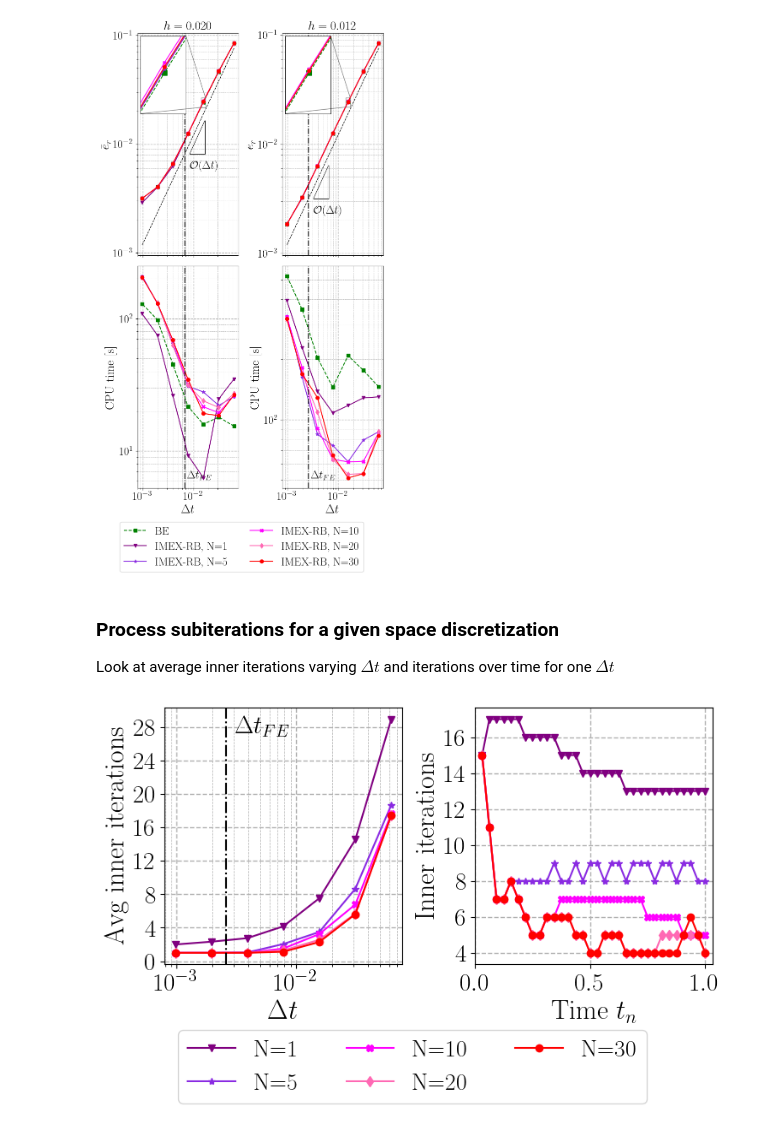
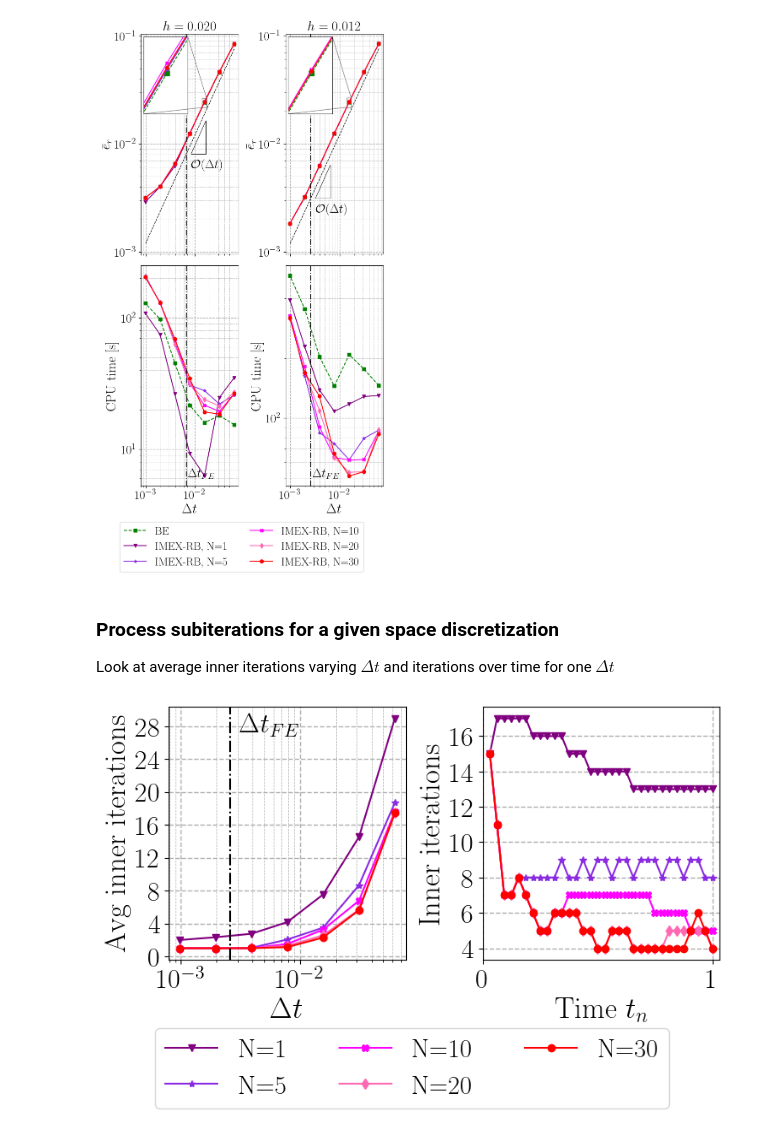
Before and after one commit to Fra-Sala/IMEX-RB, a Jupyter notebook: postprocessing/AdvDiff/NvsNt.ipynb, the cells around one changed output. Saved outputs shown, nothing was run; the diff lists cells and outputs as text; code cells hidden in the pictures.

```diff
--- a/postprocessing/AdvDiff/NvsNt.ipynb
+++ b/postprocessing/AdvDiff/NvsNt.ipynb
@@ -45,8 +44,8 @@ all_colors = [
     "teal",
     "orange",
 ]
-larger_fontsize = 21
-smaller_fontsize = 19
+larger_fontsize = 23 #21
+smaller_fontsize = 21 #19
 
 results = np.load(results_path, allow_pickle=True)
 Nx_values = results["Nx_values"]           # array of grid sizes
@@ -174,14 +173,14 @@ for col, Nh in enumerate(Nx_values):
 handles, labels = axs[0, 0].get_legend_handles_labels()
 fig.legend(handles, labels, loc="lower center",
            bbox_to_anchor=(0.5, -0.11),
-           ncol=2, fontsize=smaller_fontsize)
+           ncol=2, fontsize=smaller_fontsize-2)
 plt.tight_layout()
 plt.savefig(
     os.path.join("plots", f"{problem_name}_convergence_times_N.pdf"),
     bbox_inches="tight",
 )
 # %% [output]
-[figure, old version]
+[figure, new version]
 # %% [markdown]
 ### Process subiterations for a given space discretization
 Look at average inner iterations varying $\Delta t$ and iterations over time
@@ -203,8 +202,8 @@ for i, _Nt in enumerate(Nts):
 masked_subiters = np.ma.masked_array(subiters, mask=~mask)
 # %%
 fig, axs = plt.subplots(1, 2, figsize=(7.5, 4))
-smaller_fontsize = 21
-larger_fontsize = 23
+smaller_fontsize = 23 #21
+larger_fontsize = 25 # 23
 # Left subplot: average inner iterations
 ax = axs[0]
 for i, (m, c) in enumerate(zip(all_markers, all_colors)):
@@ -232,32 +231,32 @@ ax = axs[1]
 Nt_idx = 1
 tvec = np.linspace(0, 1, Nts[Nt_idx] + 1)[1:]
 for i, (m, c) in enumerate(zip(all_markers, all_colors)):
     ax.plot(
         tvec,
         subiters[Nt_idx, i, :Nts[Nt_idx]] + 1,
         f'-{m}',  # use the same marker as in the left plot
         markersize=6,
         color=c,
         label=f"N={Ns[i]}"
     )
 ax.grid(which='major', linestyle='--', linewidth=1)
 ax.set_xlim([0, 1 + 1 / Nts[Nt_idx]])
 ax.yaxis.set_major_locator(MaxNLocator(integer=True))
 ax.tick_params(axis='both', which='major', labelsize=smaller_fontsize)
 ax.set_xlabel(r"Time $t_n$", fontsize=larger_fontsize)
 ax.set_ylabel("Inner iterations", fontsize=larger_fontsize)
 
 # external legend on the right, one column (using legend from the left subplot)
 handles, labels = axs[0].get_legend_handles_labels()
 fig.legend(
     handles,
     labels,
     loc='lower center',
-    bbox_to_anchor=(0.5, -0.23),
+    bbox_to_anchor=(0.5, -0.25),
     fontsize=smaller_fontsize-1,
     ncol=3
 )
 plt.tight_layout()
 plt.savefig('plots/' + f'{problem_name}_' + f'iters_N_Nx_{Nx_values[col]}.pdf', bbox_inches="tight")
 # %% [output]
-[figure, old version]
+[figure, new version]
```
Also changed, not shown: parts of 1 cell of this notebook, 14 other files.
